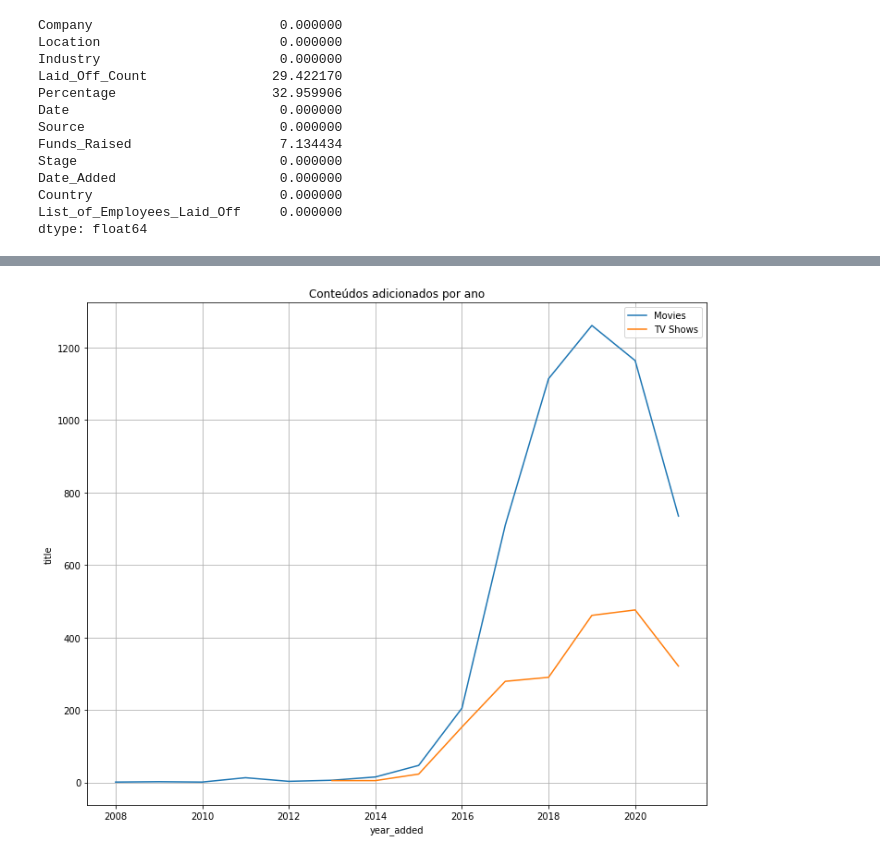
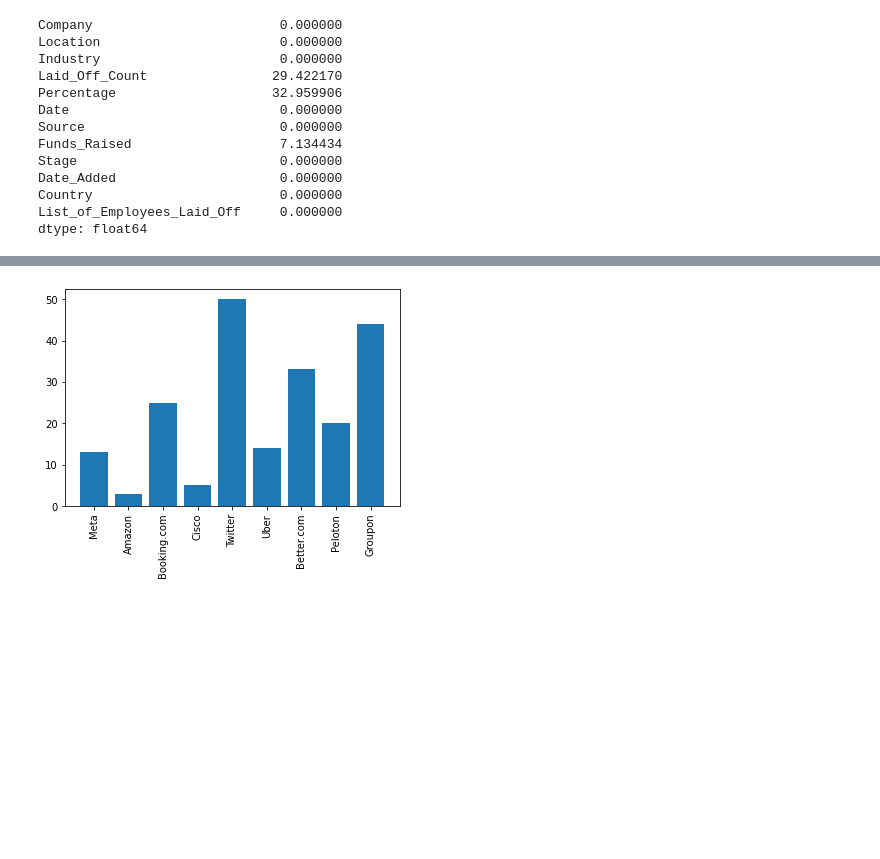
Before and after one commit to BrunaKrasotaMatos/MineracaoDados, a Jupyter notebook: VisualizacaoDadosTrilha6_BrunaMatos.ipynb, the cells around one changed output, grey strips where cells are left out. Cells and saved outputs as stored; diff of their text form; code cells hidden in the pictures; blank space fills up the shorter version.

```diff
--- a/VisualizacaoDadosTrilha6_BrunaMatos.ipynb
+++ b/VisualizacaoDadosTrilha6_BrunaMatos.ipynb
@@ -183,33 +150,0 @@ Groupon             NaN
-# %%
-# assim, pudemos perceber que filmes foram adicionados em sua grande maioria.
-# Vamos analisar o ano que foram adicionados
-# Para isso precisamos splitar a informação disponível na coluna 'date_added'
-df_shows = (df.loc[df["type"]=="TV Show"]).reset_index(drop=True)
-df_movies = (df.loc[df["type"]=="Movie"]).reset_index(drop=True)
-
-# Para fazermos uma análise considerando o ano que cada conteúdo foi adicionado, precisamos
-# manipular a informação disponível na coluna date_added
-# transformamos para o tipo datetime
-df["date_added"] = pd.to_datetime(df["date_added"])
-
-# Adicionamos ao nosso dataframe as colunas com as informações de mes e ano
-df["year_added"] = df["date_added"].dt.year
-df["year_added"] = df["year_added"].fillna(0)
-df["year_added"] = df["year_added"].astype(int)
-df["month_added"] = df["date_added"].dt.month_name()
-
-# Agrupando os dados por ano adicionado
-df_movies_added_year = df_movies.groupby(by="year_added")["title"].nunique()
-df_shows_added_year = df_shows.groupby(by="year_added")["title"].nunique()
-# Plotar a iformação do ano adicionado no decorrer do tempo para comparar quantos filmes e
-# TV_shows foram adicionados
-
-plt.figure(figsize=(12,10))
-sns.lineplot(data=df_movies_added_year, x = df_movies_added_year.index, y = df_movies_added_year, label="Movies")
-sns.lineplot(data=df_shows_added_year, x = df_shows_added_year.index, y=df_shows_added_year, label="TV Shows")
-plt.grid()
-plt.legend()
-plt.title("Conteúdos adicionados por ano")
-plt.show()
-# %% [output]
-[figure, removed]
@@ -217,0 +151,9 @@ plt.show()
+# %%
+percentage = df_filtered["Percentage"]
+price = df_filtered["Company"]
+
+plt.bar(price,percentage)
+plt.xticks(rotation=90)
+plt.show()
+# %% [output]
+[figure, added]
```
Also changed, not shown: parts of 4 cells of this notebook.
